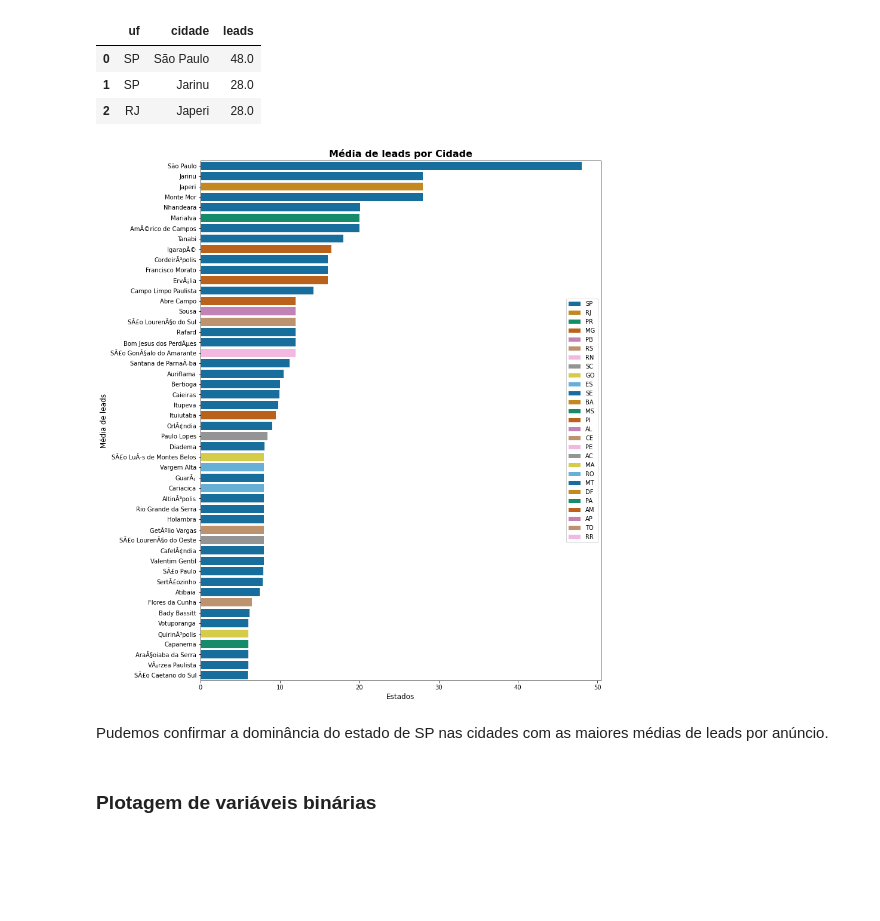
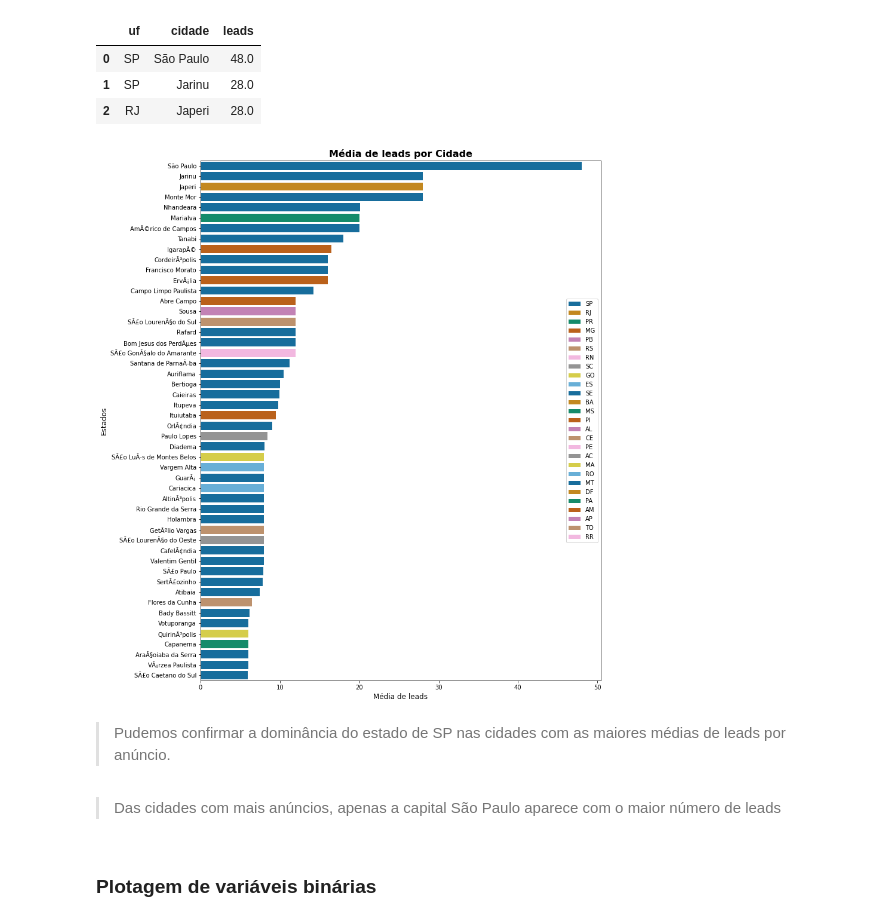
Before and after one commit to rafajovelho/Case1, a Jupyter notebook: Case-GCBInvestimentosipynb.ipynb, the cells around one changed output. Drawn from its saved outputs; the diff is of its cells as text; code cells hidden in the pictures; blank space fills up the shorter version.

```diff
--- a/Case-GCBInvestimentosipynb.ipynb
+++ b/Case-GCBInvestimentosipynb.ipynb
@@ -549,18 +670,20 @@ df_cid.head(3)
 # %%
 # Barplot da Média do número de leads por cidade
 # Como temos mais de 800 registros, vamos plotar apenas as 30 cidades com maior número de leads
 plt.figure(figsize = (12,16))
 
 sns.barplot(data = df_cid[0:50], y = df_cid.cidade[0:50], x = df_cid.leads[0:50], palette = 'colorblind', hue = df_cid.uf, dodge = False)
 plt.title('Média de leads por Cidade', fontdict = {'fontsize': 16}, weight = 'bold')
-plt.xlabel('Estados', fontdict = {'fontsize': 12})
-plt.ylabel('Média de leads', fontdict = {'fontsize': 12})
+plt.xlabel('Média de leads', fontdict = {'fontsize': 12})
+plt.ylabel('Estados', fontdict = {'fontsize': 12})
 plt.legend(loc = 'right')
 plt.show()
 # %% [output]
-[figure, old version]
+[figure, new version]
 # %% [markdown]
-Pudemos confirmar a dominância do estado de SP nas cidades com as maiores médias de leads por anúncio.
+> Pudemos confirmar a dominância do estado de SP nas cidades com as maiores médias de leads por anúncio.
+# %% [markdown]
+> Das cidades com mais anúncios, apenas a capital São Paulo aparece com o maior número de leads
 # %% [markdown]
 ### Plotagem de variáveis binárias
 # %%
```
Also changed, not shown: parts of 59 cells of this notebook, 1 other file.
